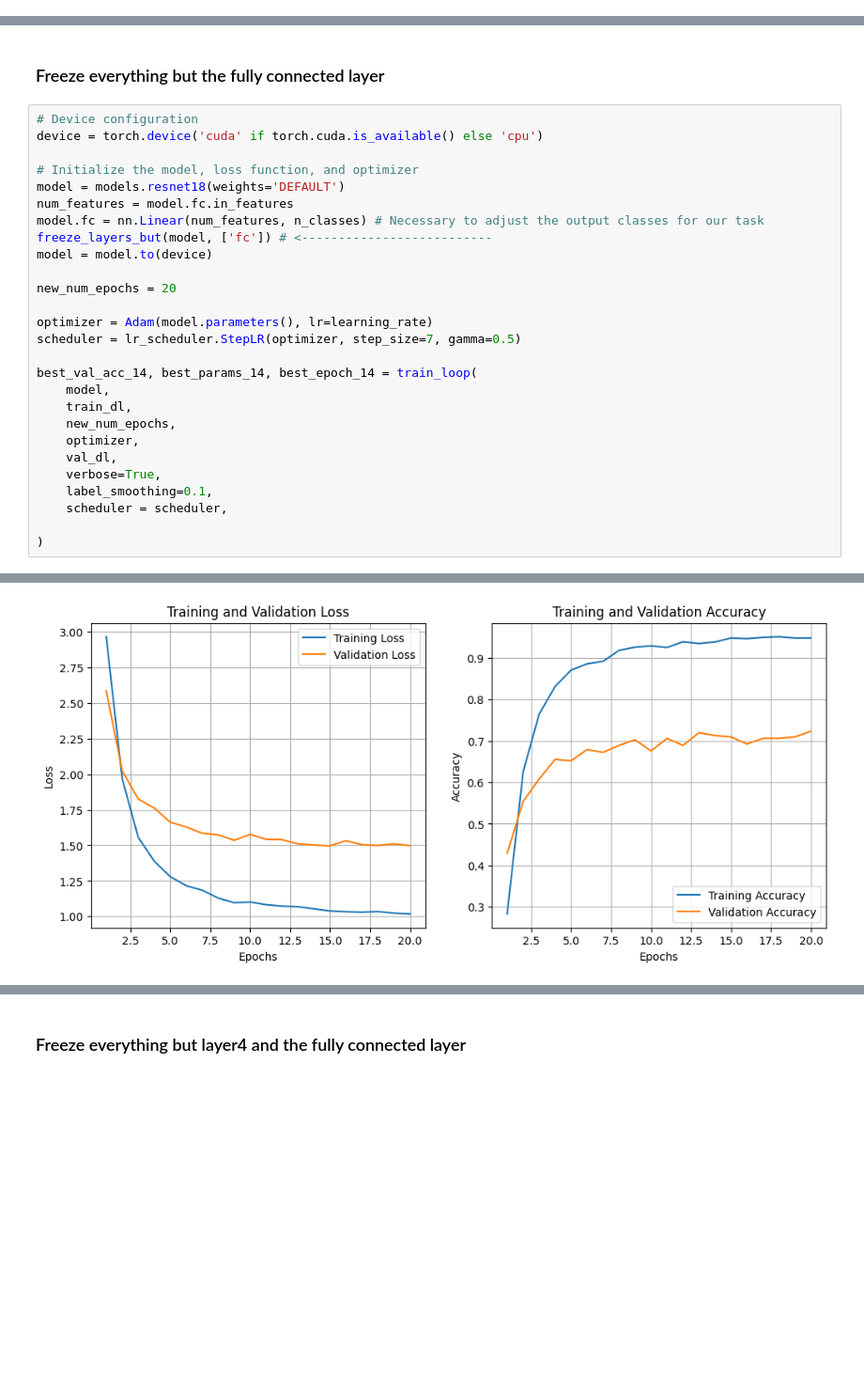
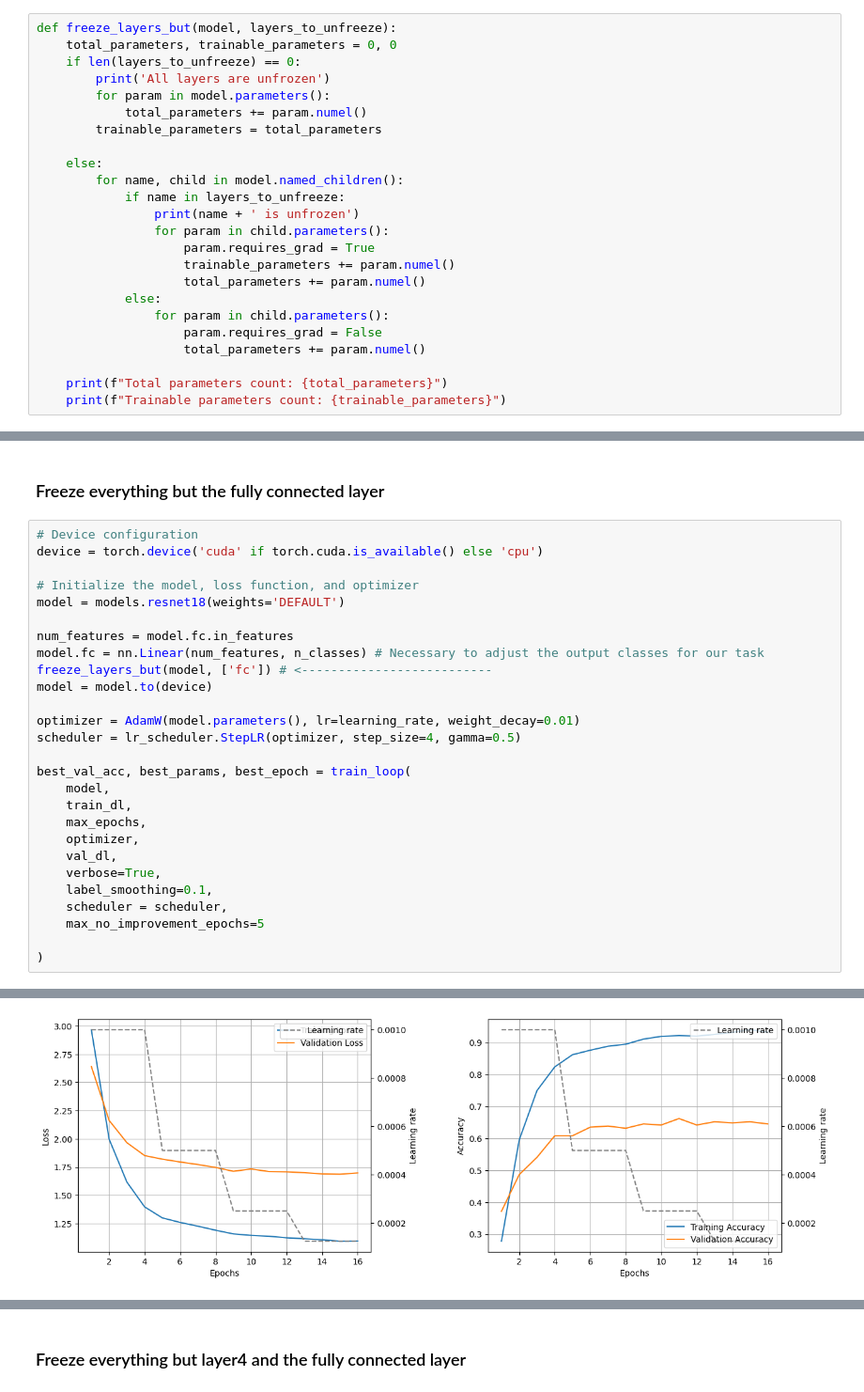
Before and after one commit to ncridlig/IPCV-UniBo, a Jupyter notebook: module2/assignment_module_2.ipynb, the cells around one changed output, grey strips where cells are left out. Shown at 94% size. Cells and saved outputs as stored; diff of their text form; blank space fills up the shorter version.

```diff
--- a/module2/assignment_module_2.ipynb
+++ b/module2/assignment_module_2.ipynb
@@ -1262,0 +1051,24 @@ Our final experiment consists in 3 trials:
+# %%
+def freeze_layers_but(model, layers_to_unfreeze):
+    total_parameters, trainable_parameters = 0, 0
+    if len(layers_to_unfreeze) == 0:
+        print('All layers are unfrozen')
+        for param in model.parameters():
+            total_parameters += param.numel()
+        trainable_parameters = total_parameters
+
+    else:
+        for name, child in model.named_children():
+            if name in layers_to_unfreeze:
+                print(name + ' is unfrozen')
+                for param in child.parameters():
+                    param.requires_grad = True
+                    trainable_parameters += param.numel()
+                    total_parameters += param.numel()
+            else:
+                for param in child.parameters():
+                    param.requires_grad = False
+                    total_parameters += param.numel()
+
+    print(f"Total parameters count: {total_parameters}")
+    print(f"Trainable parameters count: {trainable_parameters}")
@@ -1268,25 +1362,25 @@ device = torch.device('cuda' if torch.cuda.is_available() else 'cpu')
 
 # Initialize the model, loss function, and optimizer
 model = models.resnet18(weights='DEFAULT')
+
 num_features = model.fc.in_features
 model.fc = nn.Linear(num_features, n_classes) # Necessary to adjust the output classes for our task
 freeze_layers_but(model, ['fc']) # <--------------------------
 model = model.to(device)
 
-new_num_epochs = 20
+optimizer = AdamW(model.parameters(), lr=learning_rate, weight_decay=0.01)
+scheduler = lr_scheduler.StepLR(optimizer, step_size=4, gamma=0.5)
 
-optimizer = Adam(model.parameters(), lr=learning_rate)
-scheduler = lr_scheduler.StepLR(optimizer, step_size=7, gamma=0.5)
-
-best_val_acc_14, best_params_14, best_epoch_14 = train_loop(
+best_val_acc, best_params, best_epoch = train_loop(
     model,
     train_dl,
-    new_num_epochs,
+    max_epochs,
     optimizer,
     val_dl,
     verbose=True,
     label_smoothing=0.1,
     scheduler = scheduler,
+    max_no_improvement_epochs=5
 
 )
 # %% [output]
@@ -1311,2 +1396,2 @@ Best epoch 20, best acc 0.723
-[figure, old version]
+[figure, new version]
 # %% [markdown]
```
Also changed, not shown: parts of 171 cells of this notebook, 3 other files.
